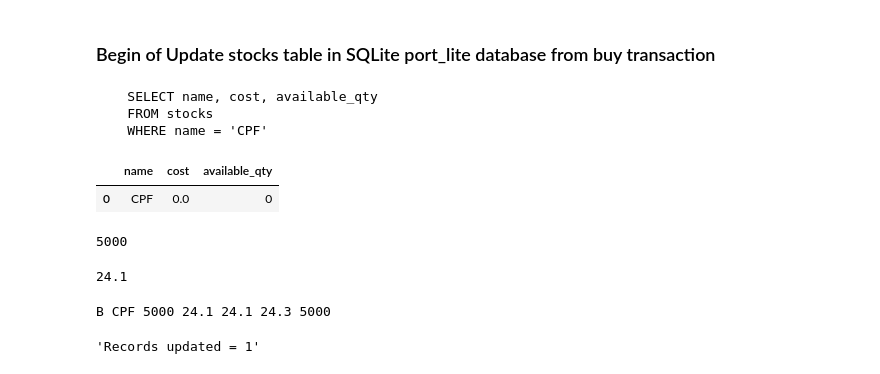
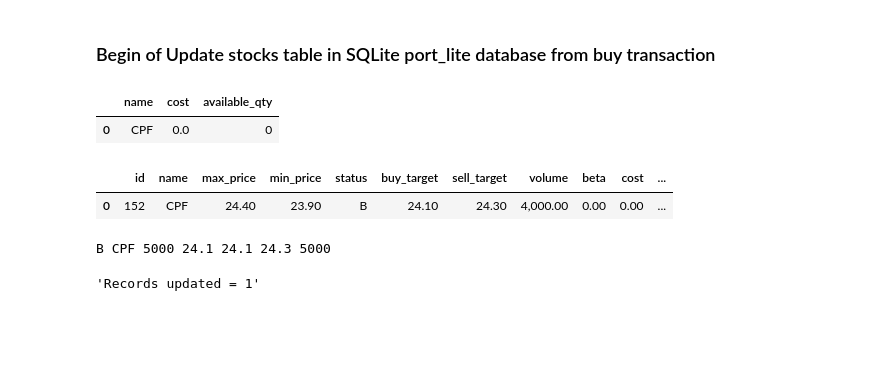
Before and after one commit to santimcs/A5, a Jupyter notebook: Daily/110 - Update Buy and Dividend from Transactions in Portfolio.ipynb, the cells around one changed output. Cells and saved outputs as stored; diff of their text form; code cells hidden in the pictures; blank space fills up the shorter version.

```diff
--- a/Daily/110 - Update Buy and Dividend from Transactions in Portfolio.ipynb
+++ b/Daily/110 - Update Buy and Dividend from Transactions in Portfolio.ipynb
@@ -376,34 +360,27 @@ sql = """
     FROM stocks
     WHERE name = '{}'
 """.format(name)
-print(sql)
 
 df_stocks = pd.read_sql(sql, conlite)
 df_stocks['available_qty'] = df_stocks['available_qty'].astype('int64')
 df_stocks
 # %% [output]
-    SELECT name, cost, available_qty
-    FROM stocks
-    WHERE name = 'CPF'
 |  | name | cost | available_qty |
 | 0 | CPF | 0.0 | 0 |
-# %%
-new_qty = df_stocks['available_qty'].iloc[0] + qty
-new_qty
-# %% [output]
-5000
+# %%
+show_stocks(conlite, name)
+# %% [output]
+|  | id | name | max_price | min_price | status | buy_target | sell_target | volume | beta | cost | ... |
+| 0 | 152 | CPF | 24.40 | 23.90 | B | 24.10 | 24.30 | 4,000.00 | 0.00 | 0.00 | ... |
 # %%
+new_qty = df_stocks['available_qty'].iloc[0] + qty
 new_unit_cost = ((df_stocks['cost'].iloc[0] * df_stocks['available_qty'].iloc[0]) + (qty * buy_price)) / new_qty
-new_unit_cost
+new_buy_target = 24.1
+new_sell_target = 24.30
+new_buy_qty = 5_000
+print(transaction, name, new_qty, buy_price, new_buy_target, new_sell_target, new_buy_qty)
 # %% [output]
-24.1
+B CPF 5000 24.1 24.1 24.3 5000
-# %%
-new_buy_target = 24.1
-new_sell_target = 24.30
-new_buy_qty = 5_000
-print(transaction, name, new_qty, buy_price, new_buy_target, new_sell_target, new_buy_qty)
-# %% [output]
-B CPF 5000 24.1 24.1 24.3 5000
 # %%
 update_stock(conlite, name, qty, new_unit_cost, new_buy_target, new_sell_target, new_buy_qty)
 # %% [output]
```
Also changed, not shown: parts of 34 cells of this notebook, 3 other files.
